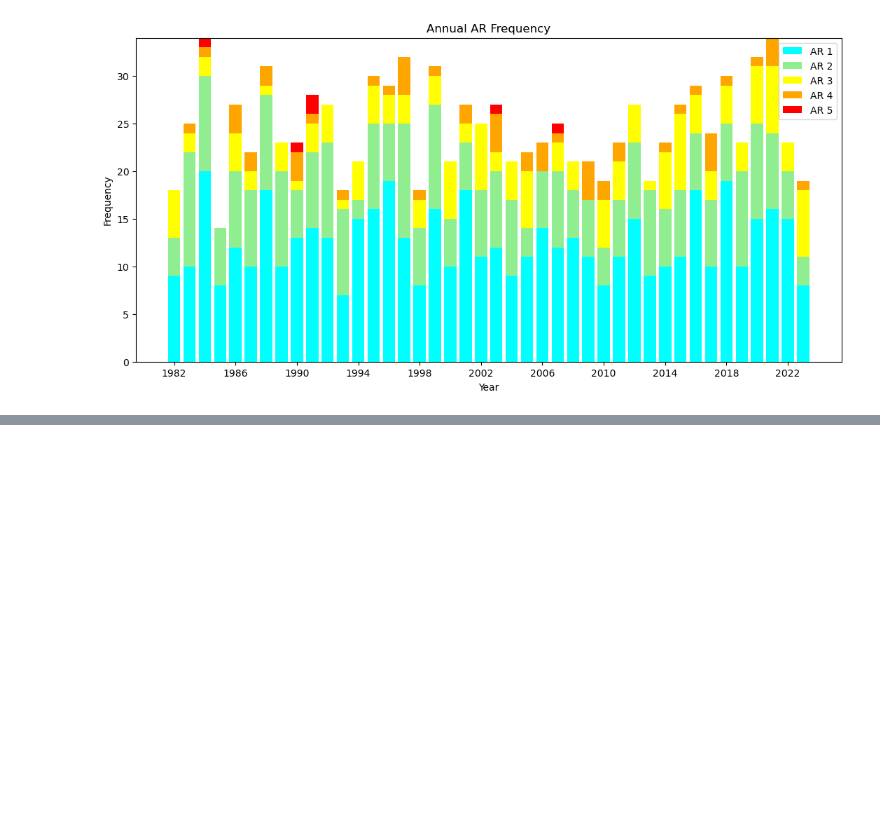
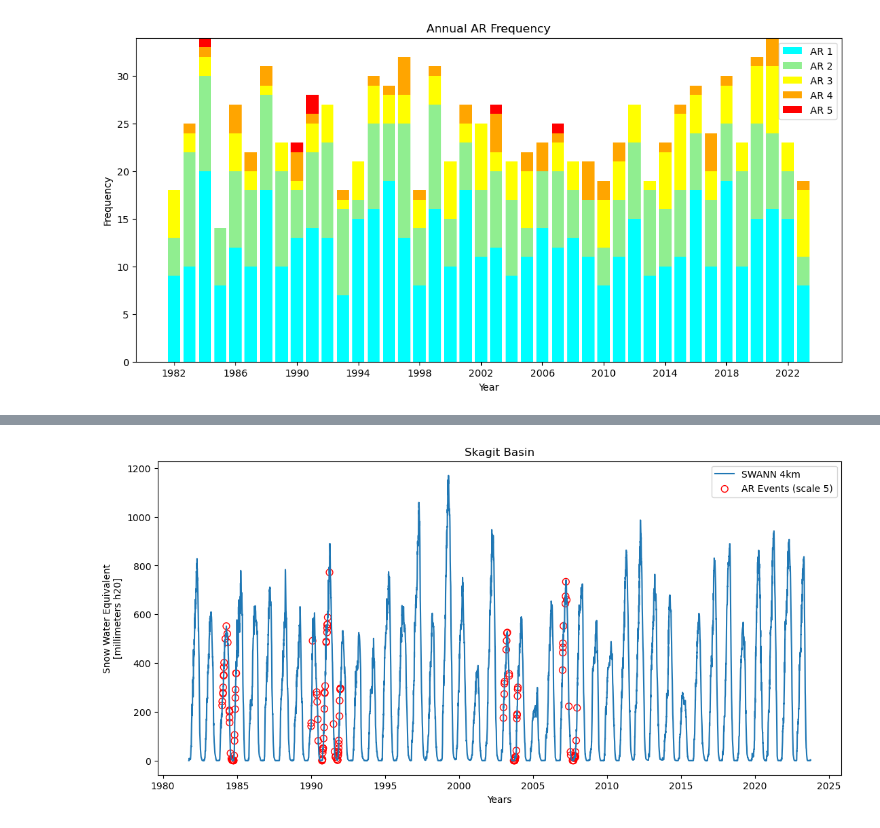
Before and after one commit to DSHydro/SnowComp, a Jupyter notebook: Getting Skagit Data.ipynb, the cells around one changed output, grey strips where cells are left out. Saved outputs shown, nothing was run; the diff lists cells and outputs as text; code cells hidden in the pictures; blank space fills up the shorter version.

```diff
--- a/Getting Skagit Data.ipynb
+++ b/Getting Skagit Data.ipynb
@@ -133,0 +139,6 @@ plt.show()
+# %%
+dates_5 = filter_dates(5)
+SWE_events_5 = ua_skagit_clipped_mean.sel(time=dates_5, method='nearest')
+graph_AR_Events(dates_5, SWE_events_5, 5, 'red')
+# %% [output]
+[figure, added]
```
Also changed, not shown: parts of 8 cells of this notebook.
